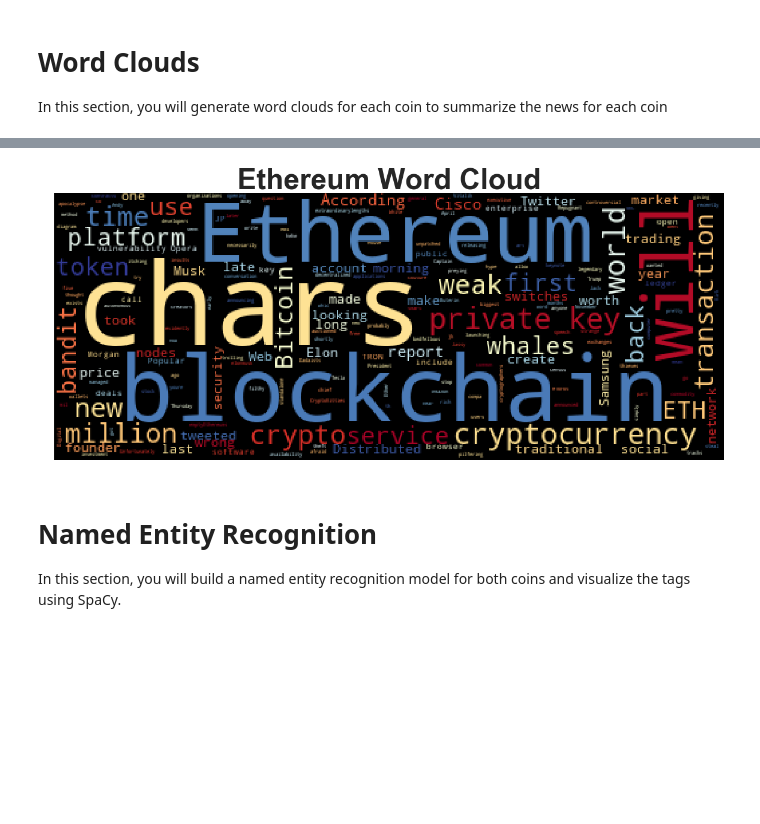
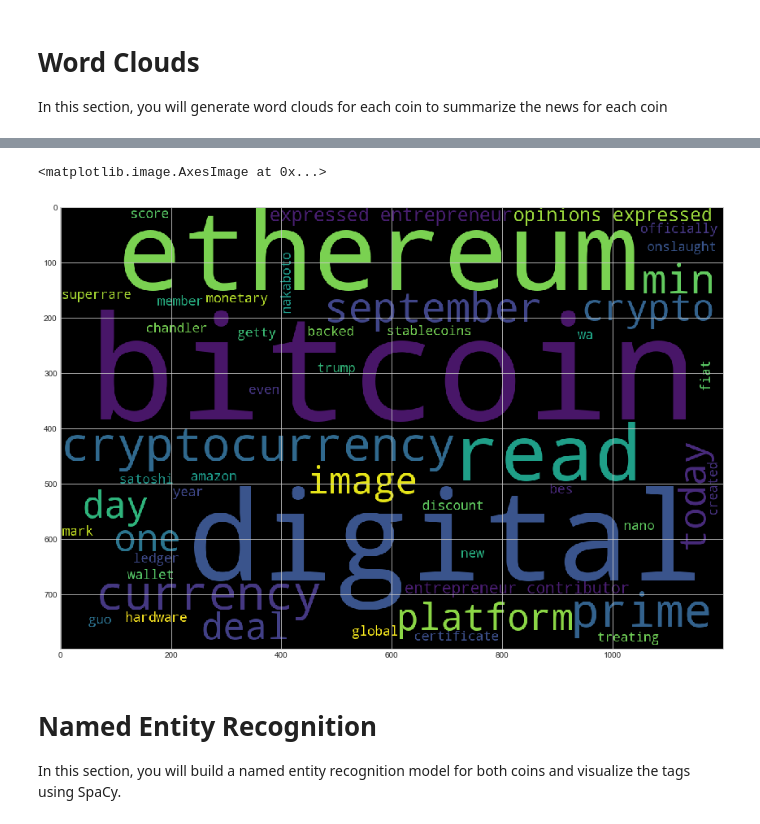
Before and after one commit to AnnSweetNanners/natural-language-processing, a Jupyter notebook: 12-NLP/Instructions/Starter_Code/crypto_sentiment.ipynb, the cells around one changed output, grey strips where cells are left out. Saved outputs shown, nothing was run; the diff lists cells and outputs as text; code cells hidden in the pictures; blank space fills up the shorter version.

```diff
--- a/12-NLP/Instructions/Starter_Code/crypto_sentiment.ipynb
+++ b/12-NLP/Instructions/Starter_Code/crypto_sentiment.ipynb
@@ -188,13 +188,11 @@ lemmatizer=WordNetLemmatizer()
 
 def tokenizer(text):
     # Create a list of the words
-    sw = set(stopwords.words('english'))
-    # Convert the words to lowercase
-    regex = re.compile("[^a-zA-Z ]")
-    re_clean = regex.sub('', text)
+    words=word_tokenize(text)
     # Remove the stop words
-    words = word_tokenize(re_clean)
+    sw = set(stopwords.words('english')).union(set(punctuation)).union(sw_addons)
     # Lemmatize Words into root words
     lem = [lemmatizer.lemmatize(word) for word in words]
+    # Convert the words to lowercase
     tokens = [word.lower() for word in lem if word.lower() not in sw]
     return tokens
@@ -201,7 +212,8 @@ def tokenizer(text):
 # %%
-# Create a new tokens column for bitcoin
+# Create a new tokens column for ethereum
 # YOUR CODE HERE!
-btc_df["tokens"] = btc_df["text"].apply(tokenizer)
-btc_df.head()
+eth_df["tokens"] = eth_df["text"].apply(tokenizer)
+btc_df=btc_df[['date', 'text', 'tokens', 'compound','positive','negative', 'neutral']]
+eth_df.head()
 # %% [output]
 |  | date | text | compound | positive | negative | neutral | tokens |
@@ -213,5 +224,0 @@ btc_df.head()
-# %%
-# Create a new tokens column for ethereum
-# YOUR CODE HERE!
-eth_df["tokens"] = btc_df["text"].apply(tokenizer)
-eth_df.head()
@@ -248,4 +248,8 @@ TypeError: unhashable type: 'list'
 # Generate the Ethereum N-grams where N=2
 # YOUR CODE HERE!
 # bigram_counts = Counter(ngrams(processed, n=2))
+processed_eth=eth_df['text'].str.cat()
+processed_eth_tokenizer=tokenizer(processed_eth)
+eth_bigrams = Counter(ngrams(processed_eth_tokenizer, n=2))
+print(eth_bigrams)
 # %% [output]
@@ -323,11 +314,12 @@ mpl.rcParams['figure.figsize'] = [20.0, 10.0]
 # %%
 # Generate the Ethereum word cloud
 # YOUR CODE HERE!
-
-# wc = WordCloud(width=1200, height=800, max_words=50).generate(input_text)
-# plt.imshow(wc)
+eth_string=' '.join(processed_eth_tokenizer)
+eth_wc = WordCloud(width=1200, height=800, max_words=50).generate(eth_string)
+plt.imshow(eth_wc)
 # %% [output]
+<matplotlib.image.AxesImage at 0x...>
-[figure, old version]
+[figure, new version]
 # %% [markdown]
 # Named Entity Recognition
 
```
Also changed, not shown: parts of 19 cells of this notebook.
